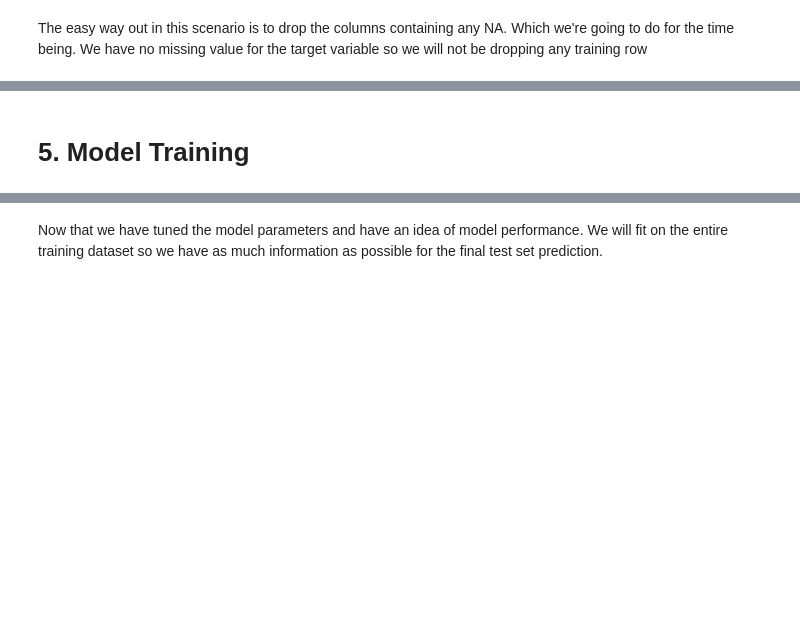
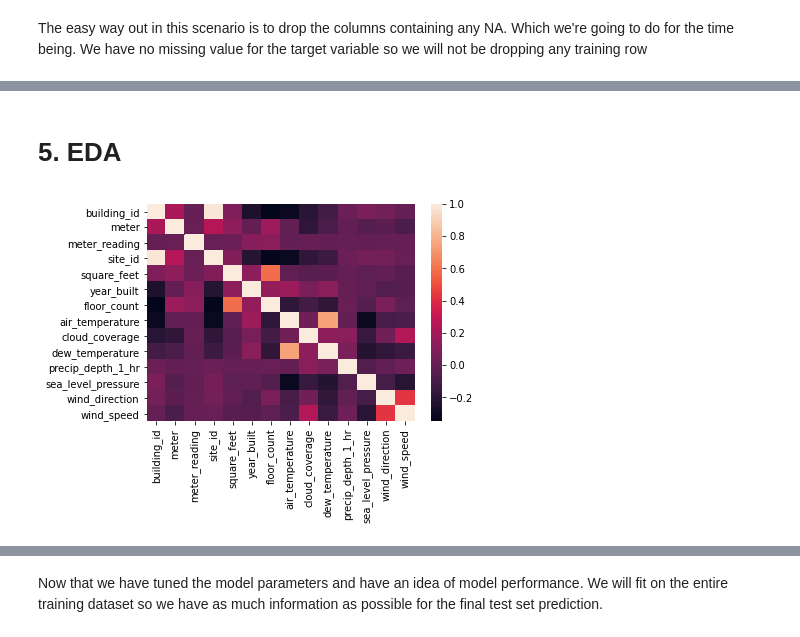
Before and after one commit to DataCampM2DSSAF/suivi_ashrae_fadadedata, a Jupyter notebook: src/ashrae-energy-predictions-first-submission-with-cat.ipynb, the cells around one changed output, grey strips where cells are left out. Drawn from its saved outputs; the diff is of its cells as text; code cells hidden in the pictures; blank space fills up the shorter version.

```diff
--- a/src/ashrae-energy-predictions-first-submission-with-cat.ipynb
+++ b/src/ashrae-energy-predictions-first-submission-with-cat.ipynb
@@ -240,4 +172,10 @@ test_df['day_month_datetime'] = test_df['timestamp'].dt.day.astype(np.int8)
 test_df['week_month_datetime'] = test_df['timestamp'].dt.day/7
 test_df['week_month_datetime'] = test_df['week_month_datetime'].apply(lambda x: math.ceil(x)).astype(np.int8)
 # %% [markdown]
-# <a id='5'>5. Model Training</a>
+# <a id='5'>5. EDA</a>
+# %%
+mat_coorr=train_m.corr()
+sn.heatmap(mat_coorr)
+plt.show()
+# %% [output]
+[figure, added]
```
Also changed, not shown: parts of 18 cells of this notebook.
